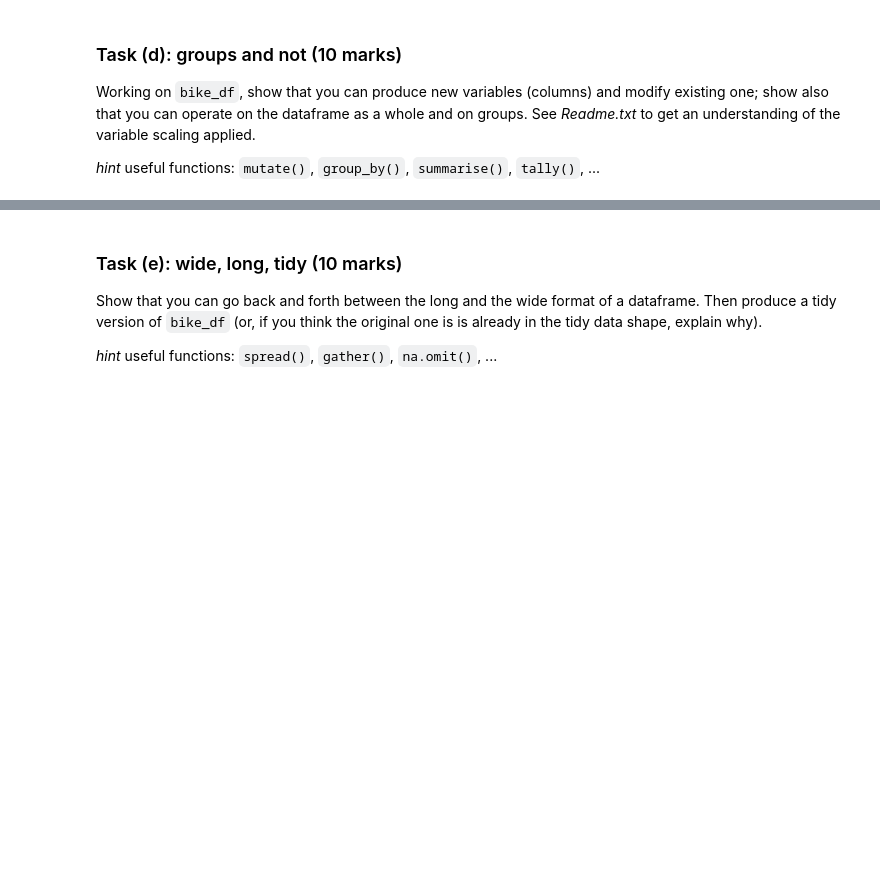
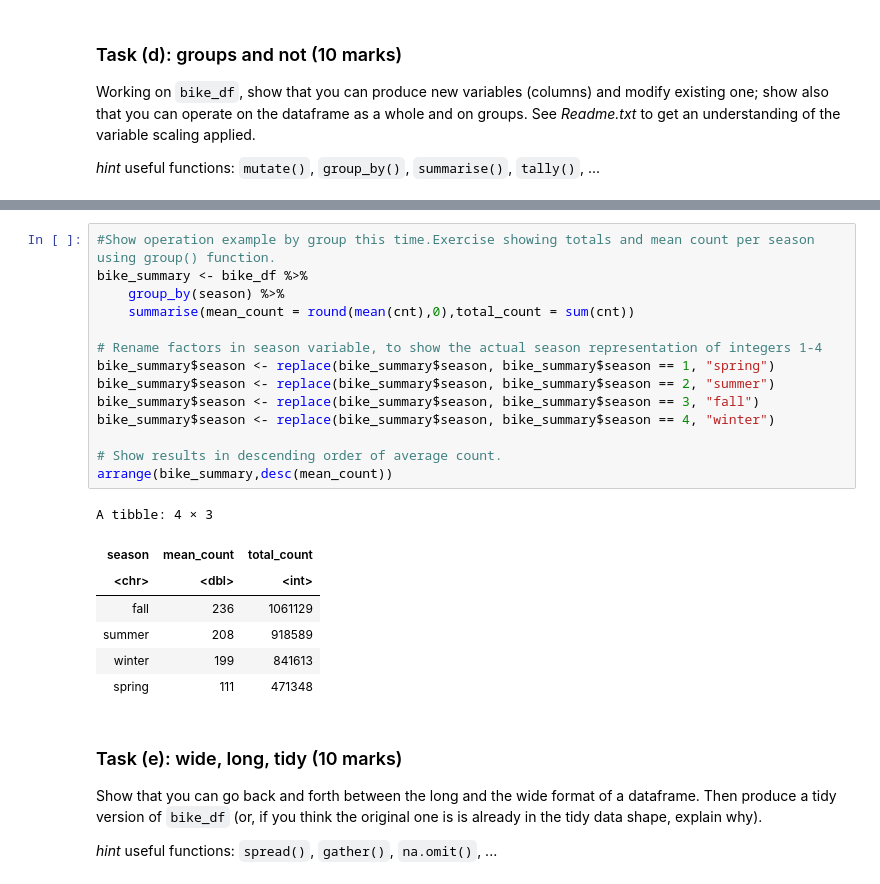
Before and after one commit to blackhakx/Data-Wrangling, a Jupyter notebook: DATA422_Assignment1_R.ipynb, the cells around one changed output, grey strips where cells are left out. Saved outputs shown, nothing was run; the diff lists cells and outputs as text; blank space fills up the shorter version.

```diff
--- a/DATA422_Assignment1_R.ipynb
+++ b/DATA422_Assignment1_R.ipynb
@@ -212,3 +281,25 @@ _hint_ useful functions: `mutate()`, `group_by()`, `summarise()`, `tally()`, ...
+# %%
+#Show operation example by group this time.Exercise showing totals and mean count per season using group() function.
+bike_summary <- bike_df %>%
+    group_by(season) %>%
+    summarise(mean_count = round(mean(cnt),0),total_count = sum(cnt))
+
+# Rename factors in season variable, to show the actual season representation of integers 1-4
+bike_summary$season <- replace(bike_summary$season, bike_summary$season == 1, "spring")
+bike_summary$season <- replace(bike_summary$season, bike_summary$season == 2, "summer")
+bike_summary$season <- replace(bike_summary$season, bike_summary$season == 3, "fall")
+bike_summary$season <- replace(bike_summary$season, bike_summary$season == 4, "winter")
+
+# Show results in descending order of average count.
+arrange(bike_summary,desc(mean_count))
+# %% [output]
+A tibble: 4 × 3
+| season | mean_count | total_count |
+| <chr> | <dbl> | <int> |
+| fall | 236 | 1061129 |
+| summer | 208 | 918589 |
+| winter | 199 | 841613 |
+| spring | 111 | 471348 |
 # %% [markdown]
 ### Task (e): wide, long, tidy (10 marks)
 
```
Also changed, not shown: parts of 14 cells of this notebook.
